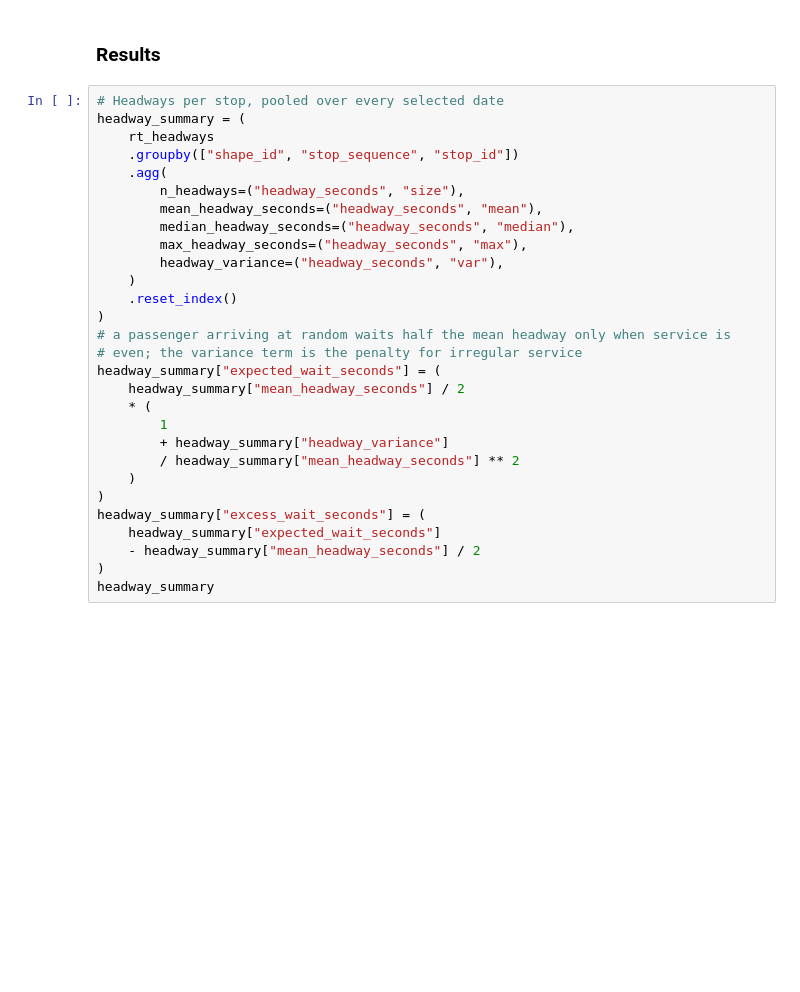
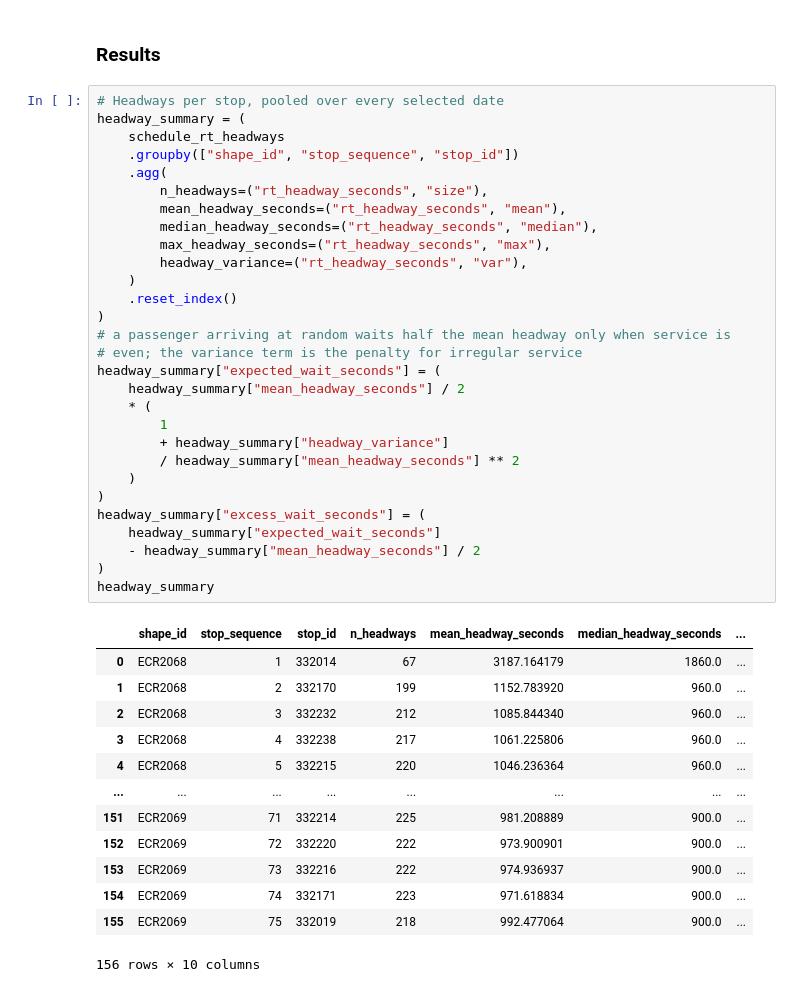
Before and after one commit to cal-itp/tsp-analysis, a Jupyter notebook: subtasks/other_metrics/headway_expected_wait.ipynb, the cells around one changed output. Saved outputs shown, nothing was run; the diff lists cells and outputs as text; blank space fills up the shorter version.

```diff
--- a/subtasks/other_metrics/headway_expected_wait.ipynb
+++ b/subtasks/other_metrics/headway_expected_wait.ipynb
@@ -77,32 +140,46 @@ rt_headways["headway_seconds"].describe()
 # %%
 # Headways per stop, pooled over every selected date
 headway_summary = (
-    rt_headways
+    schedule_rt_headways
     .groupby(["shape_id", "stop_sequence", "stop_id"])
     .agg(
-        n_headways=("headway_seconds", "size"),
-        mean_headway_seconds=("headway_seconds", "mean"),
-        median_headway_seconds=("headway_seconds", "median"),
-        max_headway_seconds=("headway_seconds", "max"),
-        headway_variance=("headway_seconds", "var"),
+        n_headways=("rt_headway_seconds", "size"),
+        mean_headway_seconds=("rt_headway_seconds", "mean"),
+        median_headway_seconds=("rt_headway_seconds", "median"),
+        max_headway_seconds=("rt_headway_seconds", "max"),
+        headway_variance=("rt_headway_seconds", "var"),
     )
     .reset_index()
 )
 # a passenger arriving at random waits half the mean headway only when service is
 # even; the variance term is the penalty for irregular service
 headway_summary["expected_wait_seconds"] = (
     headway_summary["mean_headway_seconds"] / 2
     * (
         1
         + headway_summary["headway_variance"]
         / headway_summary["mean_headway_seconds"] ** 2
     )
 )
 headway_summary["excess_wait_seconds"] = (
     headway_summary["expected_wait_seconds"]
     - headway_summary["mean_headway_seconds"] / 2
 )
 headway_summary
+# %% [output]
+|  | shape_id | stop_sequence | stop_id | n_headways | mean_headway_seconds | median_headway_seconds | ... |
+| 0 | ECR2068 | 1 | 332014 | 67 | 3187.164179 | 1860.0 | ... |
+| 1 | ECR2068 | 2 | 332170 | 199 | 1152.783920 | 960.0 | ... |
+| 2 | ECR2068 | 3 | 332232 | 212 | 1085.844340 | 960.0 | ... |
+| 3 | ECR2068 | 4 | 332238 | 217 | 1061.225806 | 960.0 | ... |
+| 4 | ECR2068 | 5 | 332215 | 220 | 1046.236364 | 960.0 | ... |
+| ... | ... | ... | ... | ... | ... | ... | ... |
+| 151 | ECR2069 | 71 | 332214 | 225 | 981.208889 | 900.0 | ... |
+| 152 | ECR2069 | 72 | 332220 | 222 | 973.900901 | 900.0 | ... |
+| 153 | ECR2069 | 73 | 332216 | 222 | 974.936937 | 900.0 | ... |
+| 154 | ECR2069 | 74 | 332171 | 223 | 971.618834 | 900.0 | ... |
+| 155 | ECR2069 | 75 | 332019 | 218 | 992.477064 | 900.0 | ... |
+156 rows × 10 columns
 # %%
 # Total headways observed per day
 # note fewer headways on start and end of the week
```
Also changed, not shown: parts of 10 cells of this notebook, 1 other file.
